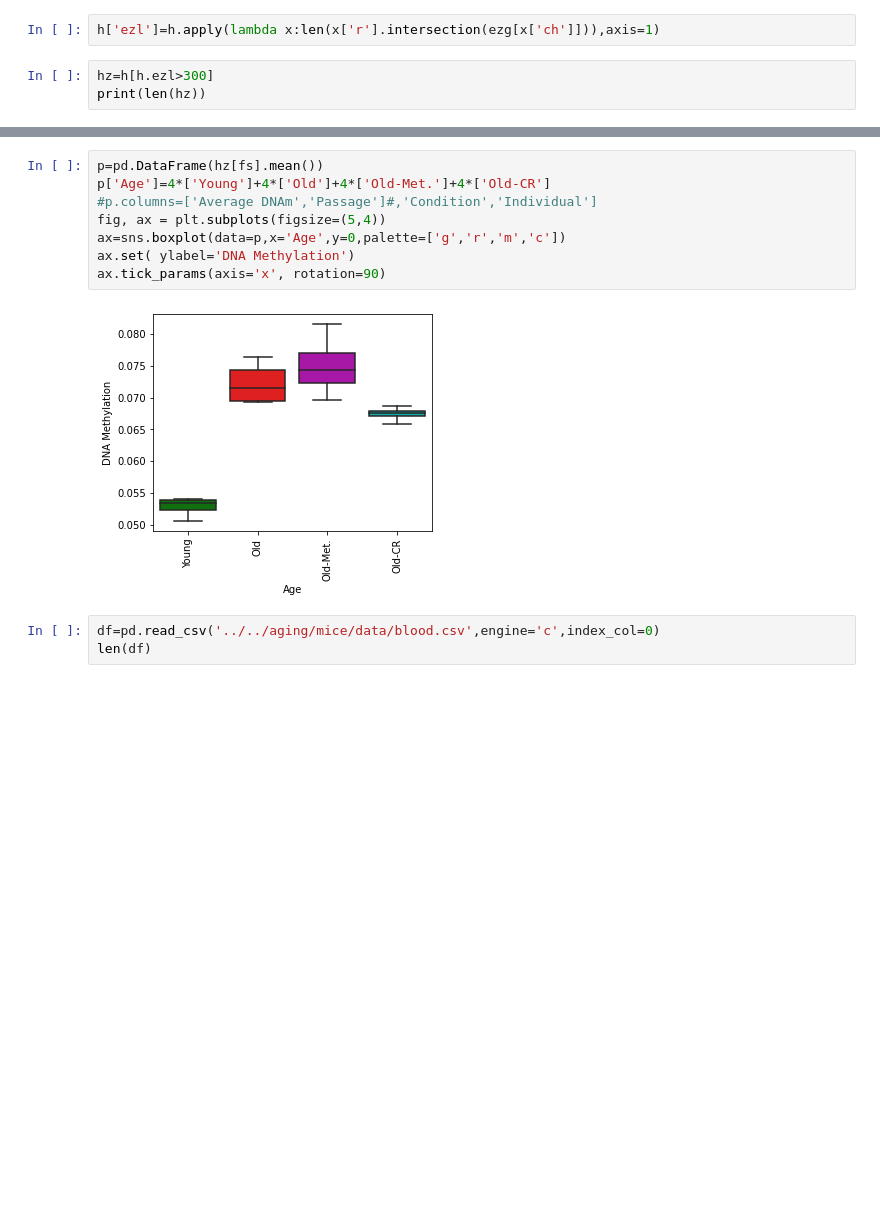
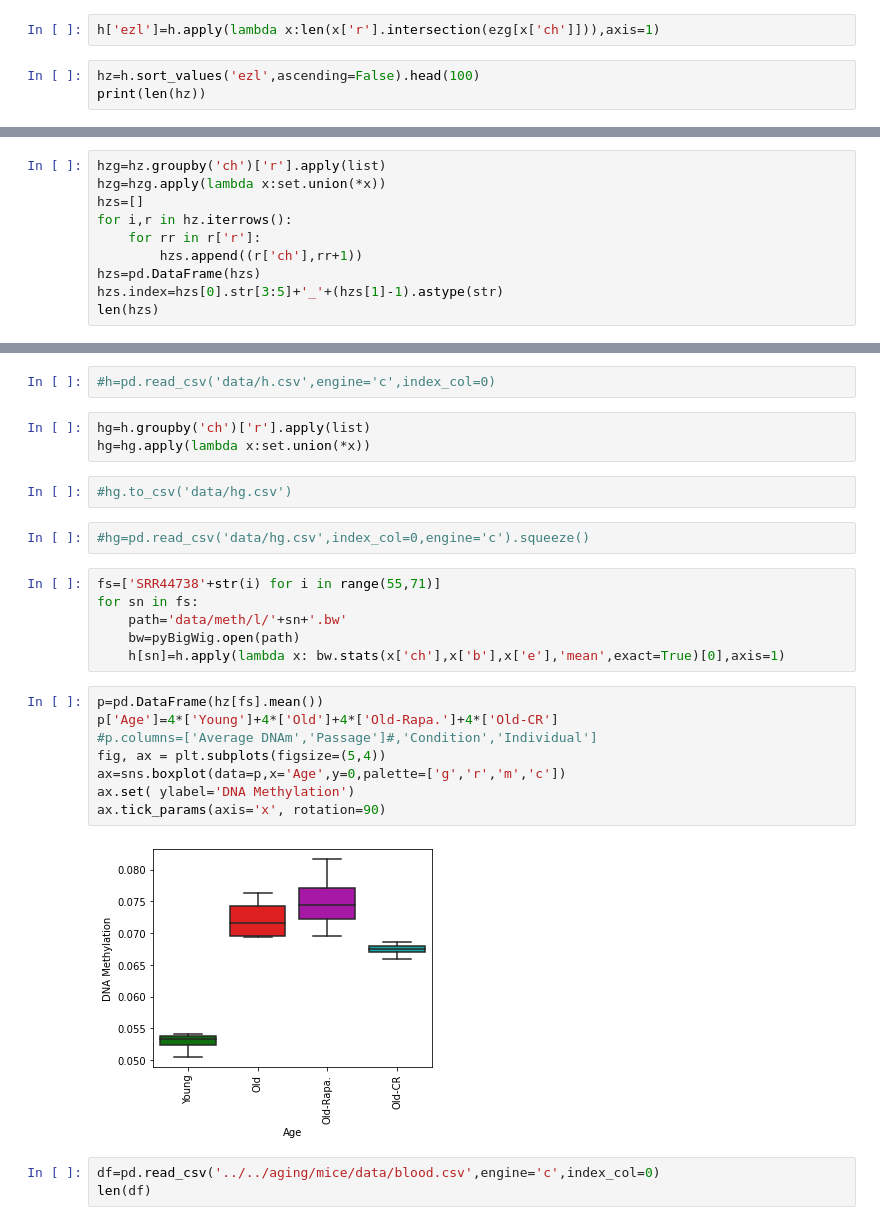
Before and after one commit to moqri/emi, a Jupyter notebook: mice/mice.ipynb, the cells around one changed output, grey strips where cells are left out. Saved outputs shown, nothing was run; the diff lists cells and outputs as text; blank space fills up the shorter version.

```diff
--- a/mice/mice.ipynb
+++ b/mice/mice.ipynb
@@ -88,6 +84,6 @@ ezg=ezg.apply(lambda x:set(x))
 # %%
 h['ezl']=h.apply(lambda x:len(x['r'].intersection(ezg[x['ch']])),axis=1)
 # %%
-hz=h[h.ezl>300]
+hz=h.sort_values('ezl',ascending=False).head(100)
 print(len(hz))
 # %% [output]
@@ -94,0 +91,10 @@ print(len(hz))
+# %%
+hzg=hz.groupby('ch')['r'].apply(list)
+hzg=hzg.apply(lambda x:set.union(*x))
+hzs=[]
+for i,r in hz.iterrows():
+    for rr in r['r']:
+        hzs.append((r['ch'],rr+1))
+hzs=pd.DataFrame(hzs)
+hzs.index=hzs[0].str[3:5]+'_'+(hzs[1]-1).astype(str)
+len(hzs)
@@ -95,13 +105,28 @@ print(len(hz))
+# %%
+#h=pd.read_csv('data/h.csv',engine='c',index_col=0)
+# %%
+hg=h.groupby('ch')['r'].apply(list)
+hg=hg.apply(lambda x:set.union(*x))
+# %%
+#hg.to_csv('data/hg.csv')
+# %%
+#hg=pd.read_csv('data/hg.csv',index_col=0,engine='c').squeeze()
+# %%
+fs=['SRR44738'+str(i) for i in range(55,71)]
+for sn in fs:
+    path='data/meth/l/'+sn+'.bw'
+    bw=pyBigWig.open(path)
+    h[sn]=h.apply(lambda x: bw.stats(x['ch'],x['b'],x['e'],'mean',exact=True)[0],axis=1)
 # %%
 p=pd.DataFrame(hz[fs].mean())
-p['Age']=4*['Young']+4*['Old']+4*['Old-Met.']+4*['Old-CR']
+p['Age']=4*['Young']+4*['Old']+4*['Old-Rapa.']+4*['Old-CR']
 #p.columns=['Average DNAm','Passage']#,'Condition','Individual']
 fig, ax = plt.subplots(figsize=(5,4))
 ax=sns.boxplot(data=p,x='Age',y=0,palette=['g','r','m','c'])
 ax.set( ylabel='DNA Methylation')
 ax.tick_params(axis='x', rotation=90)
 # %% [output]
-[figure, old version]
+[figure, new version]
 # %%
 df=pd.read_csv('../../aging/mice/data/blood.csv',engine='c',index_col=0)
 len(df)
```
Also changed, not shown: parts of 19 cells of this notebook, 14 other files.
